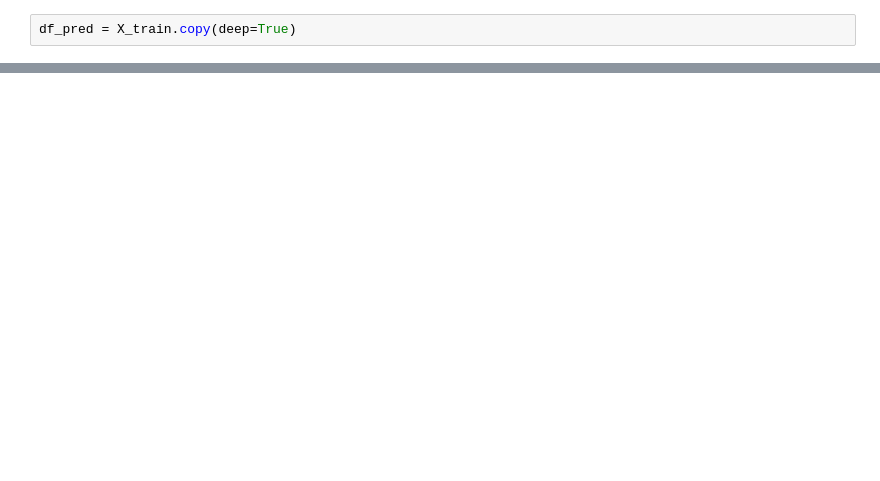
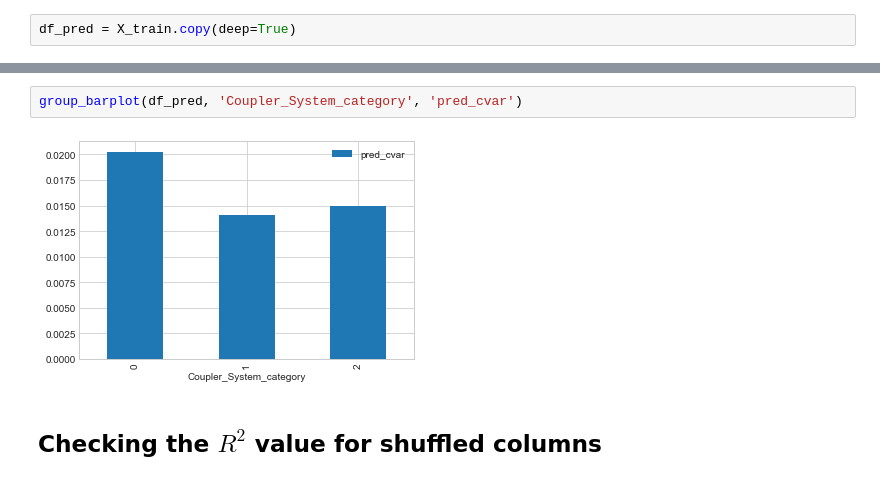
Before and after one commit to bogeholm/fastai-intro-to-ml, a Jupyter notebook: 3-performance-validation-and-model-interpretation.ipynb, the cells around one changed output, grey strips where cells are left out. Saved outputs shown, nothing was run; the diff lists cells and outputs as text; blank space fills up the shorter version.

```diff
--- a/3-performance-validation-and-model-interpretation.ipynb
+++ b/3-performance-validation-and-model-interpretation.ipynb
@@ -257,0 +275,6 @@ TypeError: bar() missing 1 required positional argument: 'height'
+# %%
+group_barplot(df_pred, 'Coupler_System_category', 'pred_cvar')
+# %% [output]
+[figure, added]
+# %% [markdown]
+## Checking the $R^2$ value for shuffled columns
```
Also changed, not shown: parts of 19 cells of this notebook.
